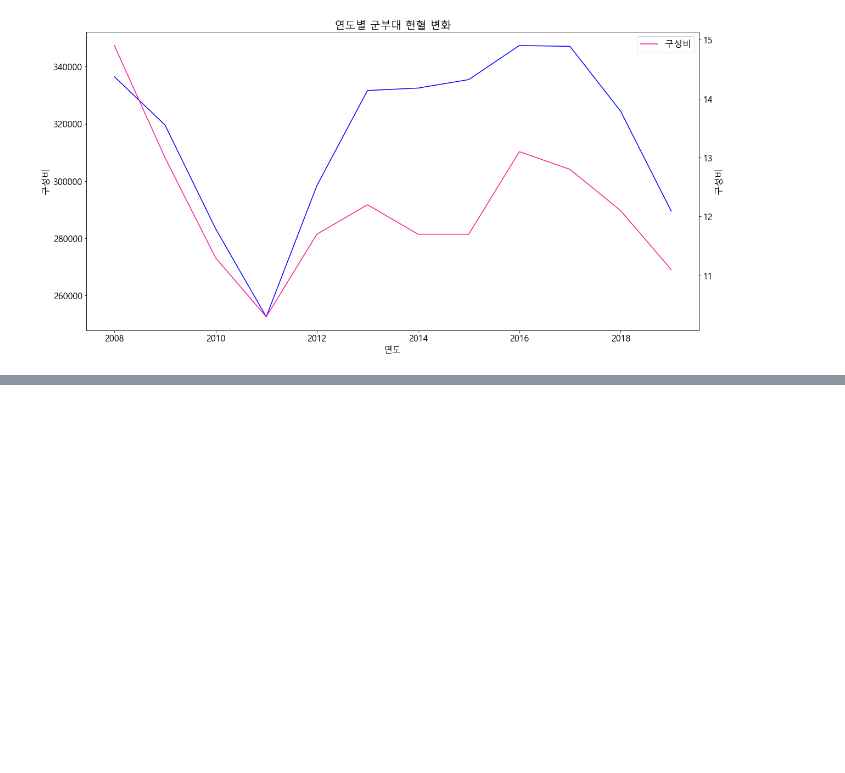
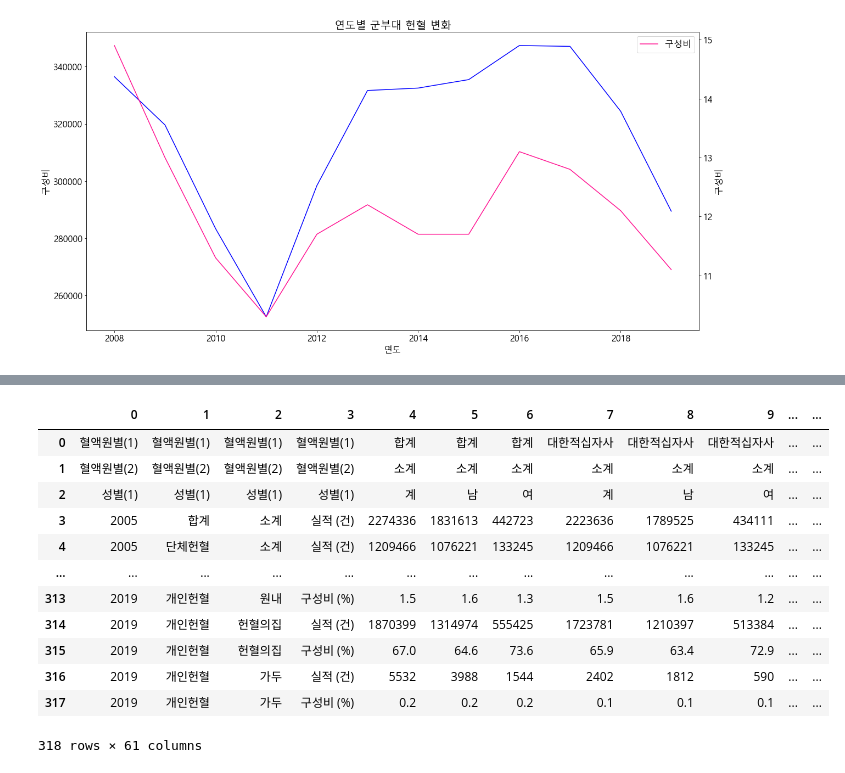
Before and after one commit to dch9610/BAB_Project, a Jupyter notebook: 헌혈 장소별 분석.ipynb, the cells around one changed output, grey strips where cells are left out. Cells and saved outputs as stored; diff of their text form; code cells hidden in the pictures; blank space fills up the shorter version.

```diff
--- a/헌혈 장소별 분석.ipynb
+++ b/헌혈 장소별 분석.ipynb
@@ -188,0 +206,17 @@ plt.show()
+# %%
+blood_place2 = blood_place.T
+blood_place2
+# %% [output]
+|  | 0 | 1 | 2 | 3 | 4 | 5 | 6 | 7 | 8 | 9 | ... | ... |
+| 0 | 혈액원별(1) | 혈액원별(1) | 혈액원별(1) | 혈액원별(1) | 합계 | 합계 | 합계 | 대한적십자사 | 대한적십자사 | 대한적십자사 | ... | ... |
+| 1 | 혈액원별(2) | 혈액원별(2) | 혈액원별(2) | 혈액원별(2) | 소계 | 소계 | 소계 | 소계 | 소계 | 소계 | ... | ... |
+| 2 | 성별(1) | 성별(1) | 성별(1) | 성별(1) | 계 | 남 | 여 | 계 | 남 | 여 | ... | ... |
+| 3 | 2005 | 합계 | 소계 | 실적 (건) | 2274336 | 1831613 | 442723 | 2223636 | 1789525 | 434111 | ... | ... |
+| 4 | 2005 | 단체헌혈 | 소계 | 실적 (건) | 1209466 | 1076221 | 133245 | 1209466 | 1076221 | 133245 | ... | ... |
+| ... | ... | ... | ... | ... | ... | ... | ... | ... | ... | ... | ... | ... |
+| 313 | 2019 | 개인헌혈 | 원내 | 구성비 (%) | 1.5 | 1.6 | 1.3 | 1.5 | 1.6 | 1.2 | ... | ... |
+| 314 | 2019 | 개인헌혈 | 헌혈의집 | 실적 (건) | 1870399 | 1314974 | 555425 | 1723781 | 1210397 | 513384 | ... | ... |
+| 315 | 2019 | 개인헌혈 | 헌혈의집 | 구성비 (%) | 67.0 | 64.6 | 73.6 | 65.9 | 63.4 | 72.9 | ... | ... |
+| 316 | 2019 | 개인헌혈 | 가두 | 실적 (건) | 5532 | 3988 | 1544 | 2402 | 1812 | 590 | ... | ... |
+| 317 | 2019 | 개인헌혈 | 가두 | 구성비 (%) | 0.2 | 0.2 | 0.2 | 0.1 | 0.1 | 0.1 | ... | ... |
+318 rows × 61 columns
```
Also changed, not shown: parts of 1 cell of this notebook.
